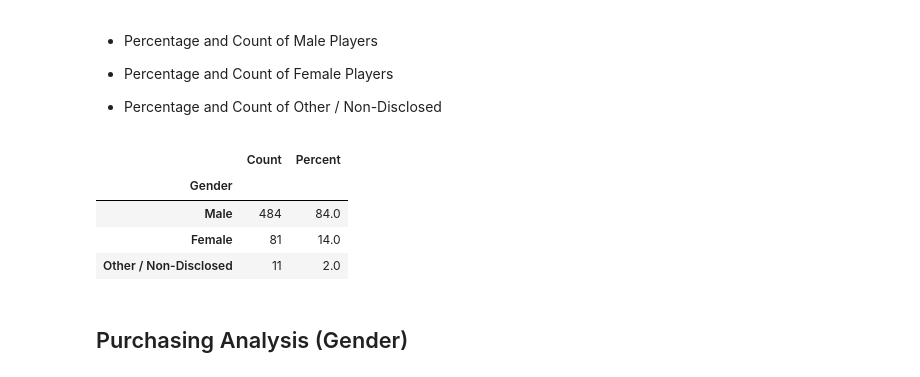
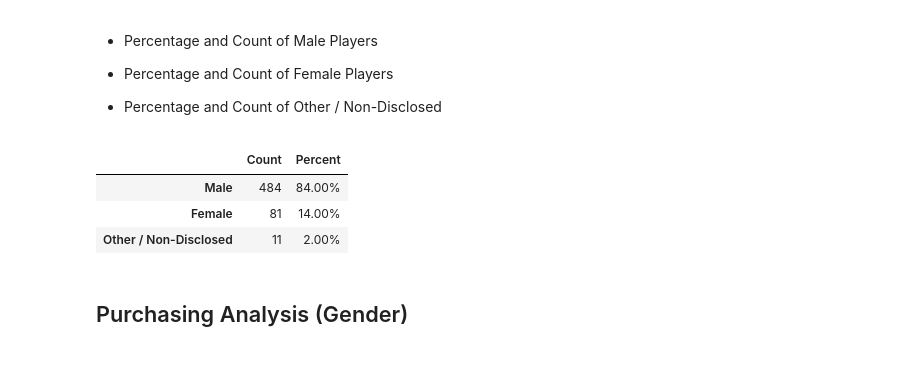
Before and after one commit to adriana-icasiano/pandas-challenge, a Jupyter notebook: HeroesOfPymoli/HeroesOfPymoli_starter.ipynb, the cells around one changed output. Saved outputs shown, nothing was run; the diff lists cells and outputs as text; code cells hidden in the pictures.

```diff
--- a/HeroesOfPymoli/HeroesOfPymoli_starter.ipynb
+++ b/HeroesOfPymoli/HeroesOfPymoli_starter.ipynb
@@ -82,38 +97,38 @@ items_df
 
 
 * Percentage and Count of Other / Non-Disclosed
-# %%
-grouped_df = purchase_data_df.groupby(["SN","Gender"])
-x_df = grouped_df.mean()
-group_df = pd.DataFrame(x_df)
-group_df
-y_df = group_df.reset_index()
-y_df
-y_df["Gender"].value_counts()
-
-m_count = len(y_df.loc[y_df["Gender"]=="Male"])
-m_count
-f_count = len(y_df.loc[y_df["Gender"]=="Female"])
-f_count
-o_count = len(y_df.loc[y_df["Gender"]=="Other / Non-Disclosed"])
-o_count
-m_percent = round(m_count/p_count,2)*100
-m_percent
-f_percent = round(f_count/p_count,2)*100
-f_percent
-o_percent = round(o_count/p_count,2)*100
-o_percent
-z_df = pd.DataFrame({"Gender" :["Male","Female", "Other / Non-Disclosed"], "Count":[m_count, f_count, o_count],"Percent":[m_percent, f_percent, o_percent]})
-z_df
-z_df = z_df.set_index("Gender")
-# z_df["Percent"] = z_df["Percent"].map("{:.2f}%".format)
-z_df
-# %% [output]
-|  | Count | Percent |
-| Gender |  |  |
-| Male | 484 | 84.0 |
-| Female | 81 | 14.0 |
-| Other / Non-Disclosed | 11 | 2.0 |
+# %%
+# Copy purcahse data into new dataframe
+grouped_df = purchase_data_df.copy()
+
+# Group purchase data by player and then by gender
+grouped = grouped_df.groupby(["SN","Gender"])
+SN_Gender = grouped.mean()
+group_df = pd.DataFrame(SN_Gender)
+
+gender_df = group_df.reset_index()
+gender_demo_df = gender_df["Gender"].value_counts()
+gender_demo_df = pd.DataFrame(gender_demo_df)
+
+# Rename the gender column to count
+gender_demo_df = gender_demo_df.rename(columns ={"Gender":"Count"})
+
+# Calculate percent by gender
+percent = round(gender_demo_df["Count"]/p_count,2)*100
+
+# Add column percent to dataframe
+gender_demo_df["Percent"] = percent
+
+# Formatting to include % sign
+gender_demo_df["Percent"] = gender_demo_df["Percent"].map("{:.2f}%".format)
+
+# Display dataframe
+gender_demo_df
+# %% [output]
+|  | Count | Percent |
+| Male | 484 | 84.00% |
+| Female | 81 | 14.00% |
+| Other / Non-Disclosed | 11 | 2.00% |
 # %% [markdown]
 
 ## Purchasing Analysis (Gender)
```
Also changed, not shown: parts of 9 cells of this notebook.
